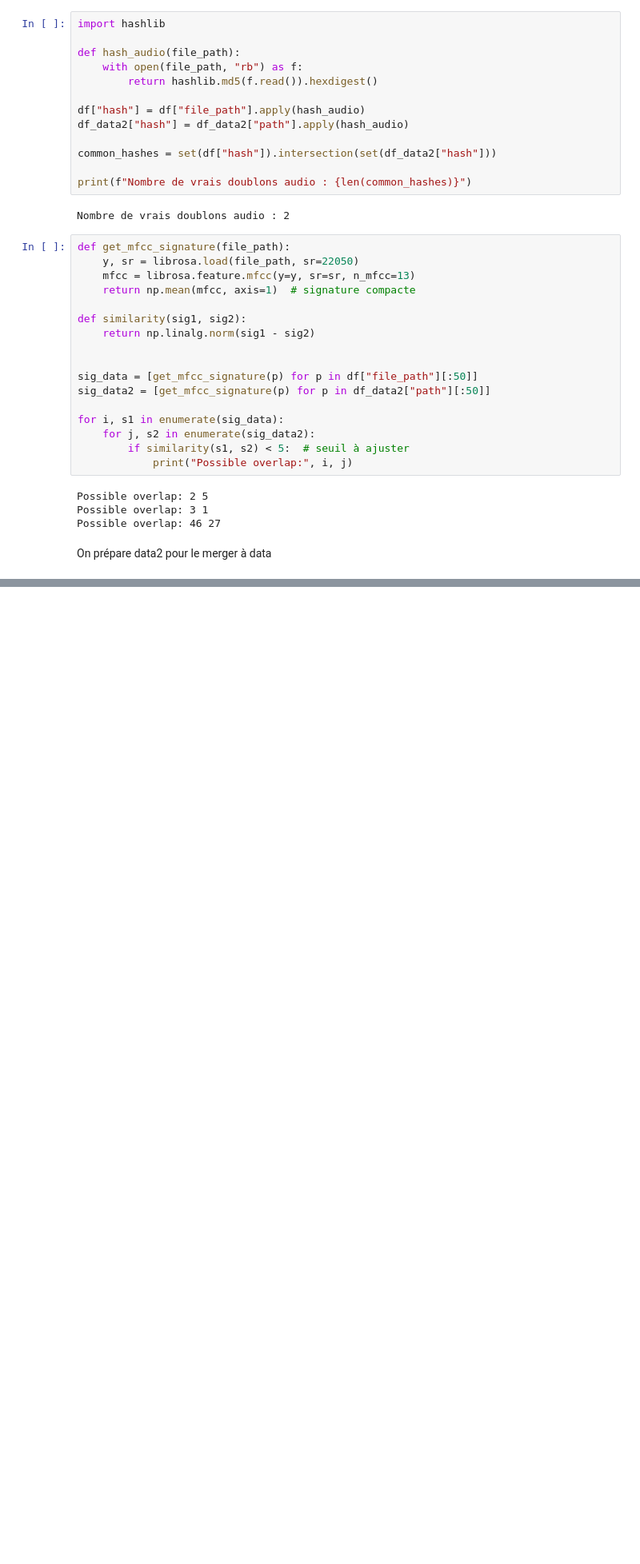
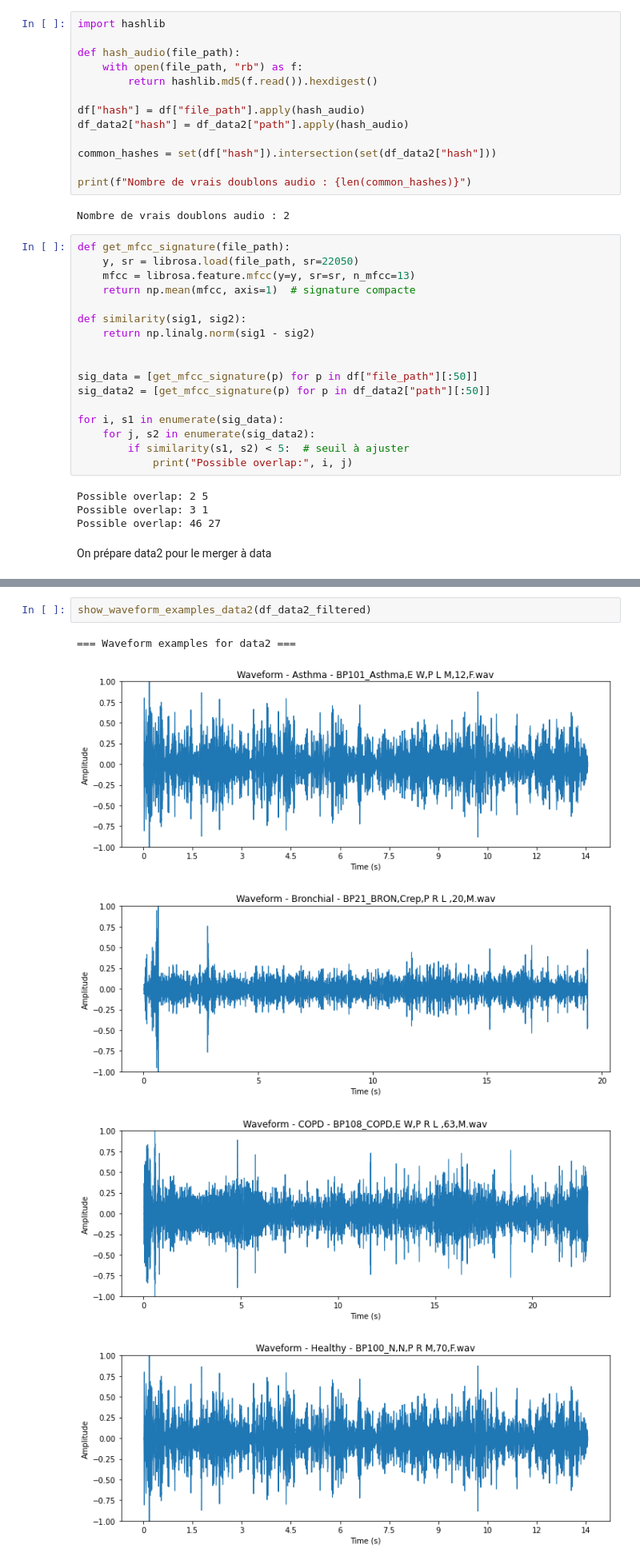
Before and after one commit to YRR0/Hackathon_Equipe32_Tessan, a Jupyter notebook: stat_data2.ipynb, the cells around one changed output, grey strips where cells are left out. Shown at 80% size. Saved outputs shown, nothing was run; the diff lists cells and outputs as text; blank space fills up the shorter version.

```diff
--- a/stat_data2.ipynb
+++ b/stat_data2.ipynb
@@ -192,0 +609,8 @@ On prépare data2 pour le merger à data
+# %%
+show_waveform_examples_data2(df_data2_filtered)
+# %% [output]
+=== Waveform examples for data2 ===
+[figure, added]
+[figure, added]
+[figure, added]
+[figure, added]
```
Also changed, not shown: parts of 25 cells of this notebook, 1 other file.
